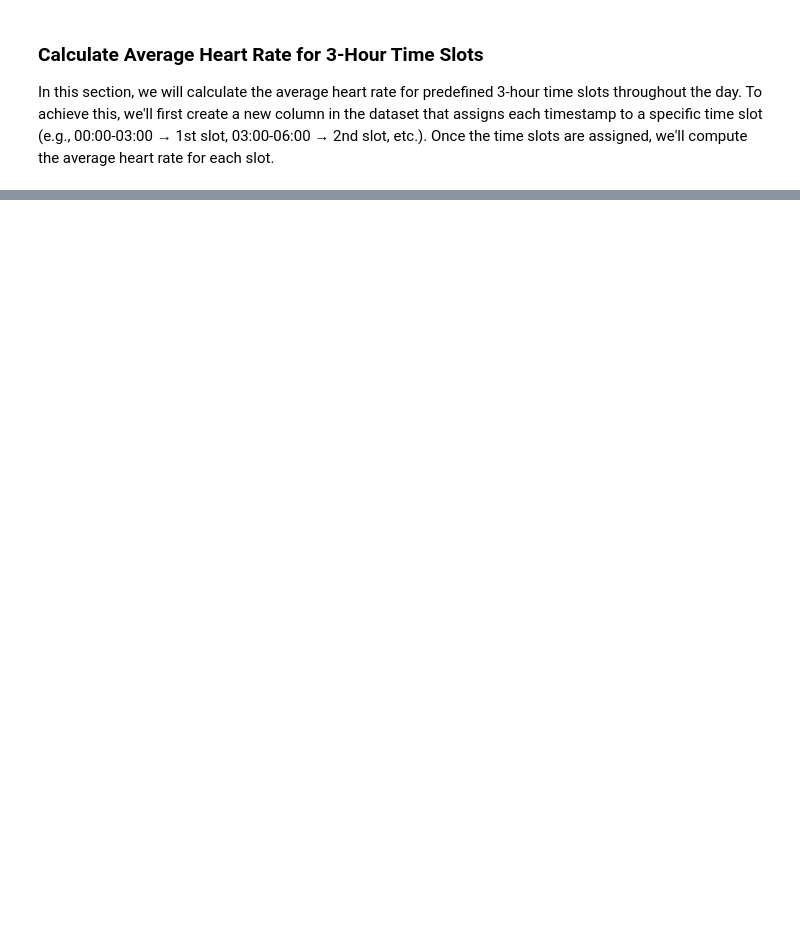
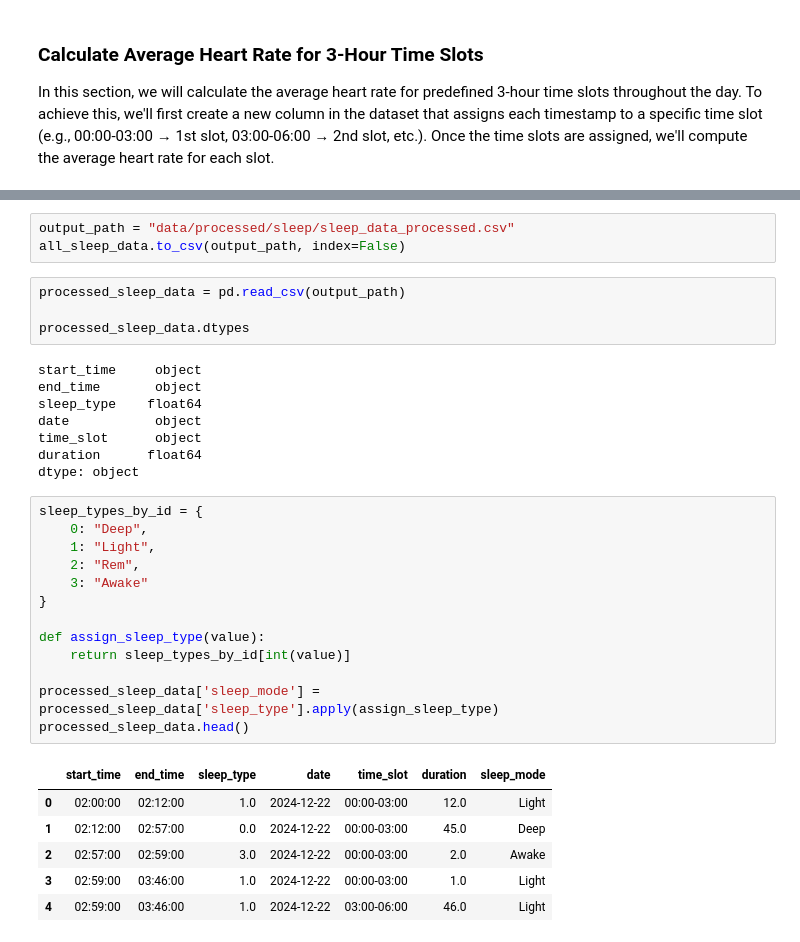
Before and after one commit to valecase4/GarminHeartRate, a Jupyter notebook: main.ipynb, the cells around one changed output, grey strips where cells are left out. Cells and saved outputs as stored; diff of their text form; blank space fills up the shorter version.

```diff
--- a/main.ipynb
+++ b/main.ipynb
@@ -216,0 +377,35 @@ average_heart_rate_by_slot
+# %%
+output_path = "data/processed/sleep/sleep_data_processed.csv"
+all_sleep_data.to_csv(output_path, index=False)
+# %%
+processed_sleep_data = pd.read_csv(output_path)
+
+processed_sleep_data.dtypes
+# %% [output]
+start_time     object
+end_time       object
+sleep_type    float64
+date           object
+time_slot      object
+duration      float64
+dtype: object
+# %%
+sleep_types_by_id = {
+    0: "Deep",
+    1: "Light",
+    2: "Rem",
+    3: "Awake"
+}
+
+def assign_sleep_type(value):
+    return sleep_types_by_id[int(value)]
+
+processed_sleep_data['sleep_mode'] = processed_sleep_data['sleep_type'].apply(assign_sleep_type)
+processed_sleep_data.head()
+# %% [output]
+|  | start_time | end_time | sleep_type | date | time_slot | duration | sleep_mode |
+| 0 | 02:00:00 | 02:12:00 | 1.0 | 2024-12-22 | 00:00-03:00 | 12.0 | Light |
+| 1 | 02:12:00 | 02:57:00 | 0.0 | 2024-12-22 | 00:00-03:00 | 45.0 | Deep |
+| 2 | 02:57:00 | 02:59:00 | 3.0 | 2024-12-22 | 00:00-03:00 | 2.0 | Awake |
+| 3 | 02:59:00 | 03:46:00 | 1.0 | 2024-12-22 | 00:00-03:00 | 1.0 | Light |
+| 4 | 02:59:00 | 03:46:00 | 1.0 | 2024-12-22 | 03:00-06:00 | 46.0 | Light |
```
Also changed, not shown: parts of 22 cells of this notebook, 19 other files.
